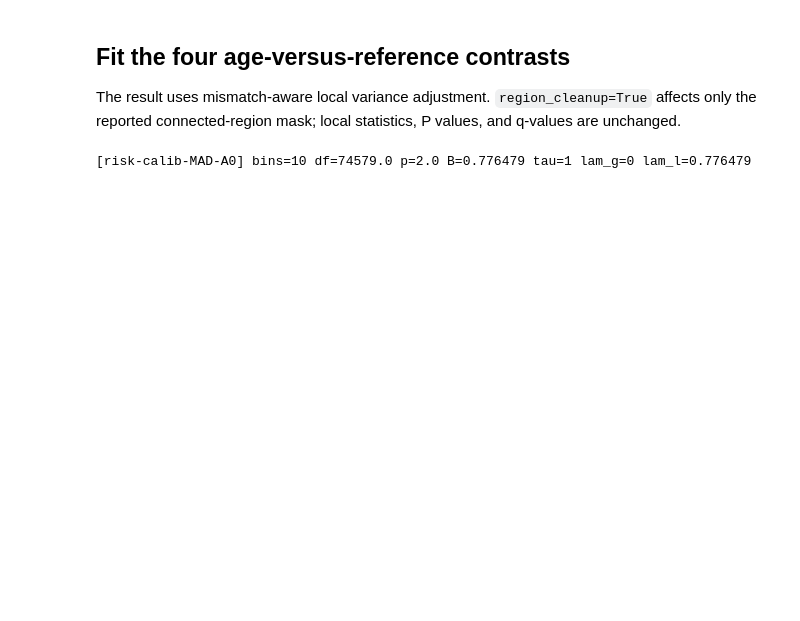
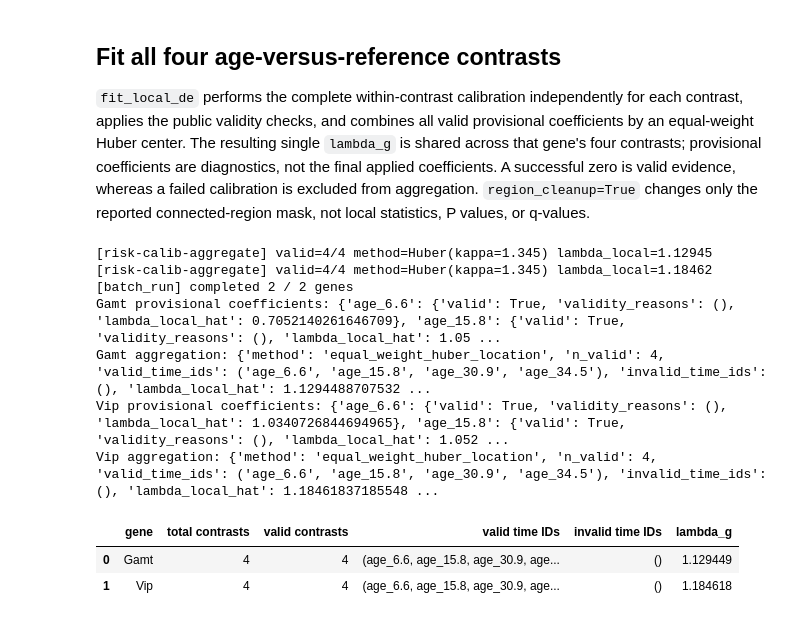
Before and after one commit to dsong-lab/spAlignDE, a Jupyter notebook: docs/source/source_notebooks/post_alignment_inference_aging_brain_nb.ipynb, the cells around one changed output. Cells and saved outputs as stored; diff of their text form; code cells hidden in the pictures; blank space fills up the shorter version.

```diff
--- a/docs/source/source_notebooks/post_alignment_inference_aging_brain_nb.ipynb
+++ b/docs/source/source_notebooks/post_alignment_inference_aging_brain_nb.ipynb
@@ -41,10 +47,11 @@ All 300 expression columns are retained because mismatch-risk estimation screens
 # %%
-metadata = aging_brain_metadata()
-risk_genes = list(aging_brain_genes())
-data = load_aging_brain()
+risk_genes = list(aging_brain_figure5a_genes())
+data = load_aging_brain_figure5a()
+metadata = aging_brain_figure5a_metadata()
 
-print(f"Samples: {AGING_BRAIN_SAMPLES}")
+print(f"Samples: {AGING_BRAIN_FIGURE5A_SAMPLES}")
 print(f"Cells: {len(data):,}; risk-gene candidates: {len(risk_genes)}")
+print("Aligned-coordinate source:", metadata["coordinate_system"])
 data.groupby("sample_id", sort=False).size().rename("n_cells").to_frame()
 # %% [output]
 Samples: ('age_4.3', 'age_6.6', 'age_15.8', 'age_30.9', 'age_34.5')
@@ -63,8 +71,10 @@ The aligned coordinates define the common inference space. With `grid_n=None`, t
 # %%
+GENES = ["Gamt", "Vip"]
+
 prepared = prepare_inference(
     data,
-    reference=AGING_BRAIN_REFERENCE,
-    genes=["Gamt"],
+    reference=AGING_BRAIN_FIGURE5A_REFERENCE,
+    genes=GENES,
     risk_genes=risk_genes,
     density_energy_share=0.25,
     library_size=250,
@@ -94,21 +104,75 @@ prepared = prepare_inference(
 # %% [markdown]
-## Fit the four age-versus-reference contrasts
+## Fit all four age-versus-reference contrasts
 
-The result uses mismatch-aware local variance adjustment. `region_cleanup=True` affects only the reported connected-region mask; local statistics, P values, and q-values are unchanged.
+`fit_local_de` performs the complete within-contrast calibration independently for each contrast, applies the public validity checks, and combines all valid provisional coefficients by an equal-weight Huber center. The resulting single `lambda_g` is shared across that gene's four contrasts; provisional coefficients are diagnostics, not the final applied coefficients. A successful zero is valid evidence, whereas a failed calibration is excluded from aggregation. `region_cleanup=True` changes only the reported connected-region mask, not local statistics, P values, or q-values.
 # %%
 result = fit_local_de(
     prepared,
-    genes=["Gamt"],
+    genes=GENES,
     contrast="vs_reference",
     alpha=0.05,
     mismatch_aware=True,
     technical_adjustment=True,
     cell_type_adjustment=False,
     global_offset=True,
     region_cleanup=True,
     n_jobs=1,
     random_state=WORKFLOW_SEED,
 )
+
+calibration_rows = []
+for gene in GENES:
+    terrain = result.fits[gene]["terrain_data"]
+    assert "Wv_by_time" in terrain and "use_by_time" in terrain
+    calibration = terrain["risk_calibration"]
+    assert (
+        calibration["method"]
+        == "per_contrast_local_calibration_then_equal_weight_huber"
+    )
+    calibration_rows.append(
+        {
+            "gene": gene,
+            "total contrasts": calibration["n_contrasts_total"],
+            "valid contrasts": calibration["n_contrasts_valid"],
+            "valid time IDs": calibration["valid_time_ids"],
+            "invalid time IDs": calibration["invalid_time_ids"],
+            "lambda_g": calibration["lambda_local_hat"],
+        }
+    )
+    provisional_summary = {
+        str(time_id): {
+            "valid": detail["valid"],
+            "validity_reasons": detail["validity_reasons"],
+            "lambda_local_hat": detail["lambda_local_hat"],
+        }
+        for time_id, detail in calibration["provisional_by_time"].items()
+    }
+    print(gene, "provisional coefficients:", provisional_summary)
+    print(
+        gene,
+        "aggregation:",
+        {
+            key: calibration["aggregation"][key]
+            for key in (
+                "method",
+                "n_valid",
+                "valid_time_ids",
+                "invalid_time_ids",
+                "lambda_local_hat",
+            )
+        },
+    )
+
+display(pd.DataFrame(calibration_rows))
 # %% [output]
-[risk-calib-MAD-A0] bins=10 df=74579.0 p=2.0 B=0.776479 tau=1 lam_g=0 lam_l=0.776479
+[risk-calib-aggregate] valid=4/4 method=Huber(kappa=1.345) lambda_local=1.12945
+[risk-calib-aggregate] valid=4/4 method=Huber(kappa=1.345) lambda_local=1.18462
+[batch_run] completed 2 / 2 genes
+Gamt provisional coefficients: {'age_6.6': {'valid': True, 'validity_reasons': (), 'lambda_local_hat': 0.7052140261646709}, 'age_15.8': {'valid': True, 'validity_reasons': (), 'lambda_local_hat': 1.05 ...
+Gamt aggregation: {'method': 'equal_weight_huber_location', 'n_valid': 4, 'valid_time_ids': ('age_6.6', 'age_15.8', 'age_30.9', 'age_34.5'), 'invalid_time_ids': (), 'lambda_local_hat': 1.1294488707532 ...
+Vip provisional coefficients: {'age_6.6': {'valid': True, 'validity_reasons': (), 'lambda_local_hat': 1.0340726844694965}, 'age_15.8': {'valid': True, 'validity_reasons': (), 'lambda_local_hat': 1.052 ...
+Vip aggregation: {'method': 'equal_weight_huber_location', 'n_valid': 4, 'valid_time_ids': ('age_6.6', 'age_15.8', 'age_30.9', 'age_34.5'), 'invalid_time_ids': (), 'lambda_local_hat': 1.18461837185548 ...
+|  | gene | total contrasts | valid contrasts | valid time IDs | invalid time IDs | lambda_g |
+| 0 | Gamt | 4 | 4 | (age_6.6, age_15.8, age_30.9, age... | () | 1.129449 |
+| 1 | Vip | 4 | 4 | (age_6.6, age_15.8, age_30.9, age... | () | 1.184618 |
 # %% [markdown]
```
Also changed, not shown: parts of 10 cells of this notebook, 6 other files.
